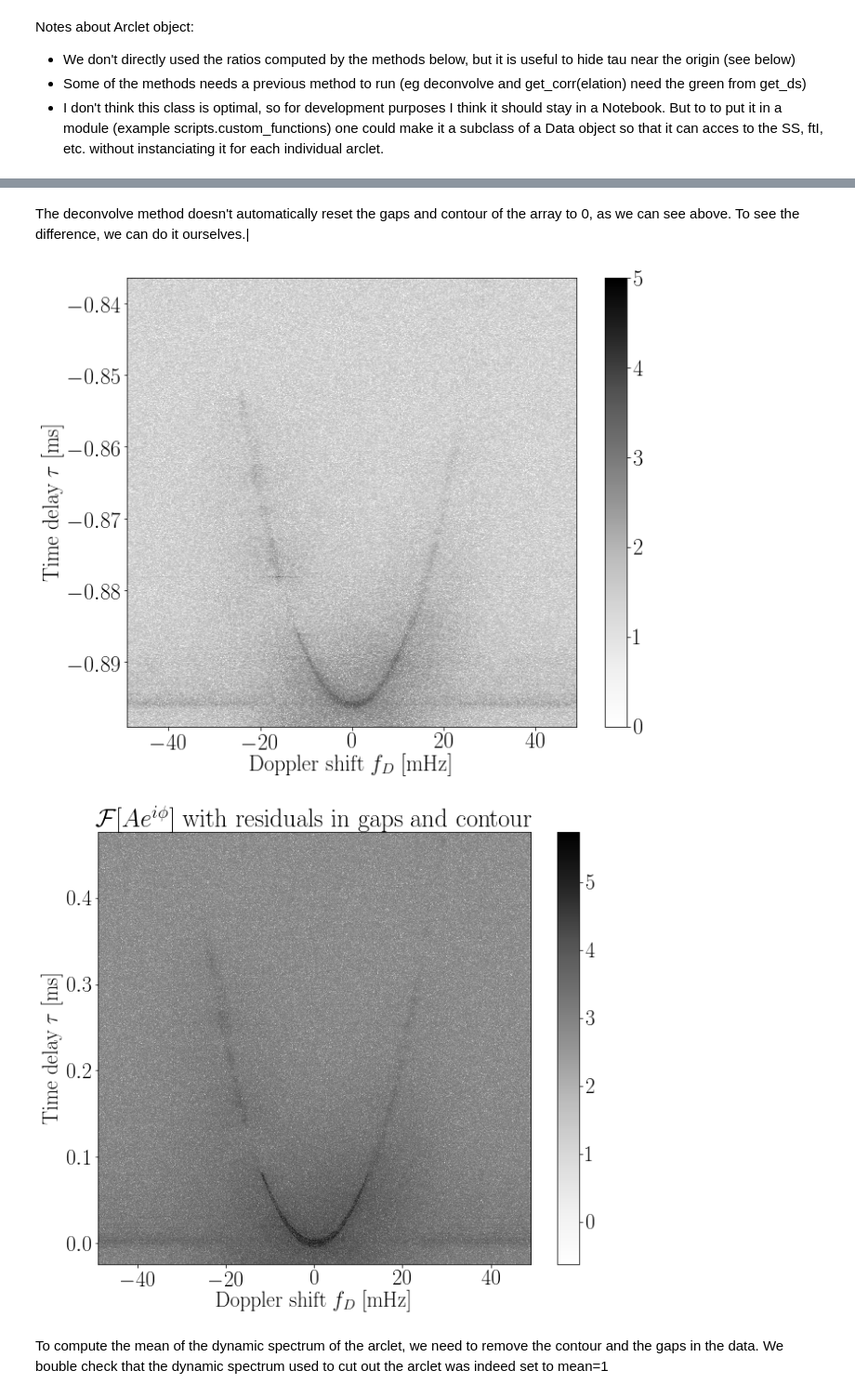
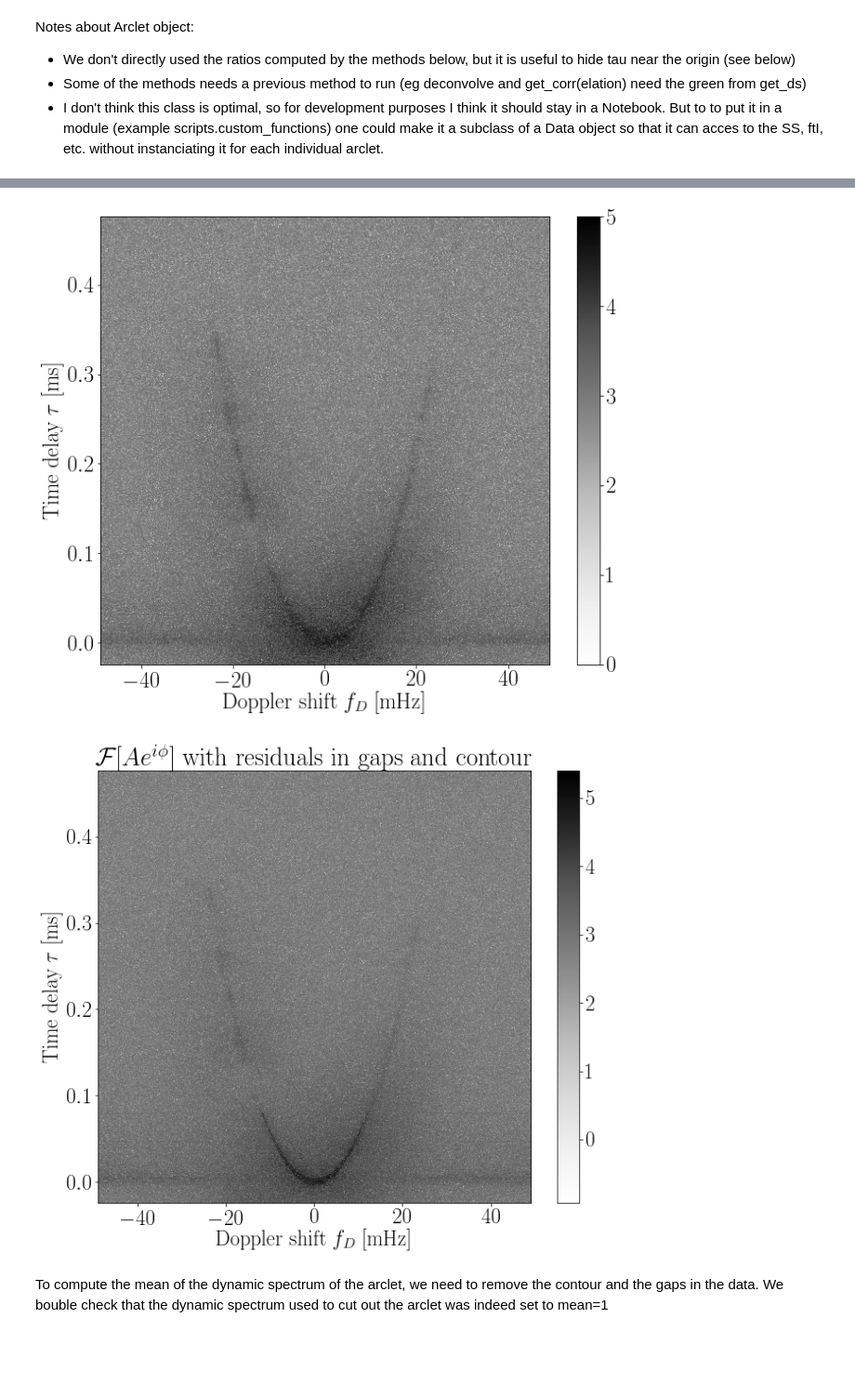
Before and after one commit to bdesy/b0834, a Jupyter notebook: notebooks/Arclet_object.ipynb, the cells around one changed output, grey strips where cells are left out. Shown at 93% size. Cells and saved outputs as stored; diff of their text form; code cells hidden in the pictures; blank space fills up the shorter version.

```diff
--- a/notebooks/Arclet_object.ipynb
+++ b/notebooks/Arclet_object.ipynb
@@ -114,7 +114,8 @@ def plot_ss(ss, start=(len(delay)-1)/2, end=len(delay)-1, binnin=(1,1), \
 # %% [markdown]
 Handling of the gaps in the data to compute the mean properly, bars is for the 16 384x660 array and bars_pad is for the padded array, zeros at gaps and contour.
 # %%
-bars = ([np.abs(data - 0.0) < 1e-18 ][0]-1)*-1
+bars = ([np.abs(data - 0.0) < 1e-18 ][0]-1)*-1  # bars at 0, rest at 1, use plot_ds(bars) to see)
+inv_bars = (bars-1)*-1                          # bars at 1, rest at 0
 for i in range(bars.shape[1]):
     if np.sum(bars[:, i]) > 0:
         bars[:, i] = 1
@@ -132,6 +133,7 @@ for i in range(bars.shape[1]-1):
 bars_pad = np.vstack((bars, np.zeros(bars.shape)))
 bars_pad = np.hstack((bars_pad, np.zeros(bars_pad.shape)))
 bars_pad = np.roll(np.roll(bars_pad, bars.shape[0]/2, axis=0), bars.shape[1]/2, axis=1)
+inv_bars_pad = (bars_pad-1)*-1
 
 def remove_bars(data, coordo_bars):
     return np.hstack((data[:, :coordo_bars[0][0]],
@@ -157,4 +159,5 @@ remove_bars(np.real(data)/mean_data, coordo_bars).mean()
 # %%
-norm_data = (np.real(data)/mean_data)*bars
+norm_data = (np.real(data)/mean_data)*(bars) + inv_bars
+print(np.mean(norm_data))
 plot_ds(norm_data, alttitle='DS Ar-Ar, nomalized', cmap='Greys', vmax=8, extent=extent_no_pad)
 # %% [output]
@@ -223,8 +227,8 @@ class Arclet(object):
         self.name = name
 
         mask_flip = np.flipud(np.fliplr(self.mask))
-        yroll = int((self.coordo[0][1]) * len(delayh)/(delayh[-1]-delayh[0]))
-        xroll = int(self.coordo[0][0] * len(doppler)/(doppler[-1]-doppler[0]))
+        yroll = np.argmin(abs(delay-self.coordo[0][1]))-len(delay)/2
+        xroll = np.argmin(abs(doppler-self.coordo[0][0]))-len(doppler)/2
         self.mask_00 = np.roll(np.roll(mask_flip,yroll+1,0), xroll+1,1)  # same mask centered at [0,0]
 
     def __repr__(self):
@@ -265,8 +269,8 @@ class Arclet(object):
         self.ds : square modulus of green
         '''
         self.cs_apex = ftI*self.mask                # to plot it and double-checking
-        yroll = -int((self.coordo[0][1]) * len(delayh)/(delayh[-1]-delayh[0]))
-        xroll = -int(self.coordo[0][0] * len(doppler)/(doppler[-1]-doppler[0]))
+        yroll = -np.argmin(abs(delay-self.coordo[0][1]))-len(delay)/2
+        xroll = -np.argmin(abs(doppler-self.coordo[0][0]))-len(doppler)/2
         self.cs_origin = np.roll(np.roll(self.cs_apex, yroll, 0), xroll, 1)  # to plot it and double-checking
         self.green = ifft2(ifftshift(self.cs_origin))
         self.ds = np.absolute(self.green*np.conjugate(self.green))    # np.absolute just to remove the 0j term
@@ -318,2 +332,0 @@ ma.deconvolve()
-# %% [markdown]
-The deconvolve method doesn't automatically reset the gaps and contour of the array to 0, as we can see above. To see the difference, we can do it ourselves.|
@@ -322,15 +333,19 @@ madeconvolution = fftshift(fft2(ma.deconvolved_ds*bars_pad))
+# %%
+# version of deconvolution with contour and gaps set back to mean
+amplitude = ma.I*bars_pad + inv_bars_pad*np.mean(ma.I)
+madeconvolution = fftshift(fft2(amplitude*np.exp(-1.0j*np.angle(ma.green))))
 # %%
 bmad=binning(madeconvolution, 2, 8)
 # %%
 #plot_ds(ma.I, cmap='Greys', alttitle='Amplitude A containing residuals in DS caused by \n zeroing the middle rows and cols of conjugate spectrum')
 #plot_ds(np.angle(ma.green), cmap='Greys', alttitle=r'Phases $\phi$ of Green function of main arclet')
 #plot_ds(np.real(ma.deconvolved_ds*bars_pad), alttitle='$\Re [ Ae^{i\phi} ] $ bars and contour set at 0', cmap='Greys')
 #plot_ds(np.imag(ma.deconvolved_ds)*bars_pad, alttitle='$\Im [ Ae^{i\phi} ]$ bars and contour set at 0 ', cmap='Greys')
-plot_ss(bmad, cmap='Greys', start=16000/8, vmin=0, vmax=5, end=24000/8, alttitle=' ')#'$\mathcal{F}[ Ae^{i\phi} ]$, residuals in gaps and contour set at 0')
+plot_ss(madeconvolution, cmap='Greys', start=16000, vmin=0, vmax=5, end=24000, alttitle=' ')#'$\mathcal{F}[ Ae^{i\phi} ]$, residuals in gaps and contour set at 0')
 plot_ss(ma.deconvolution, cmap='Greys', start=16000, end=24000, alttitle='$\mathcal{F}[ Ae^{i\phi} ]$ with residuals in gaps and contour')
 # %% [output]
-[figure, old version]
+[figure, new version]
-[figure, old version]
+[figure, new version]
 # %% [markdown]
 To compute the mean of the dynamic spectrum of the arclet, we need to remove the contour and the gaps in the data. We bouble check that the dynamic spectrum used to cut out the arclet was indeed set to mean=1
 # %%
```
Also changed, not shown: parts of 12 cells of this notebook, 2 other files.
